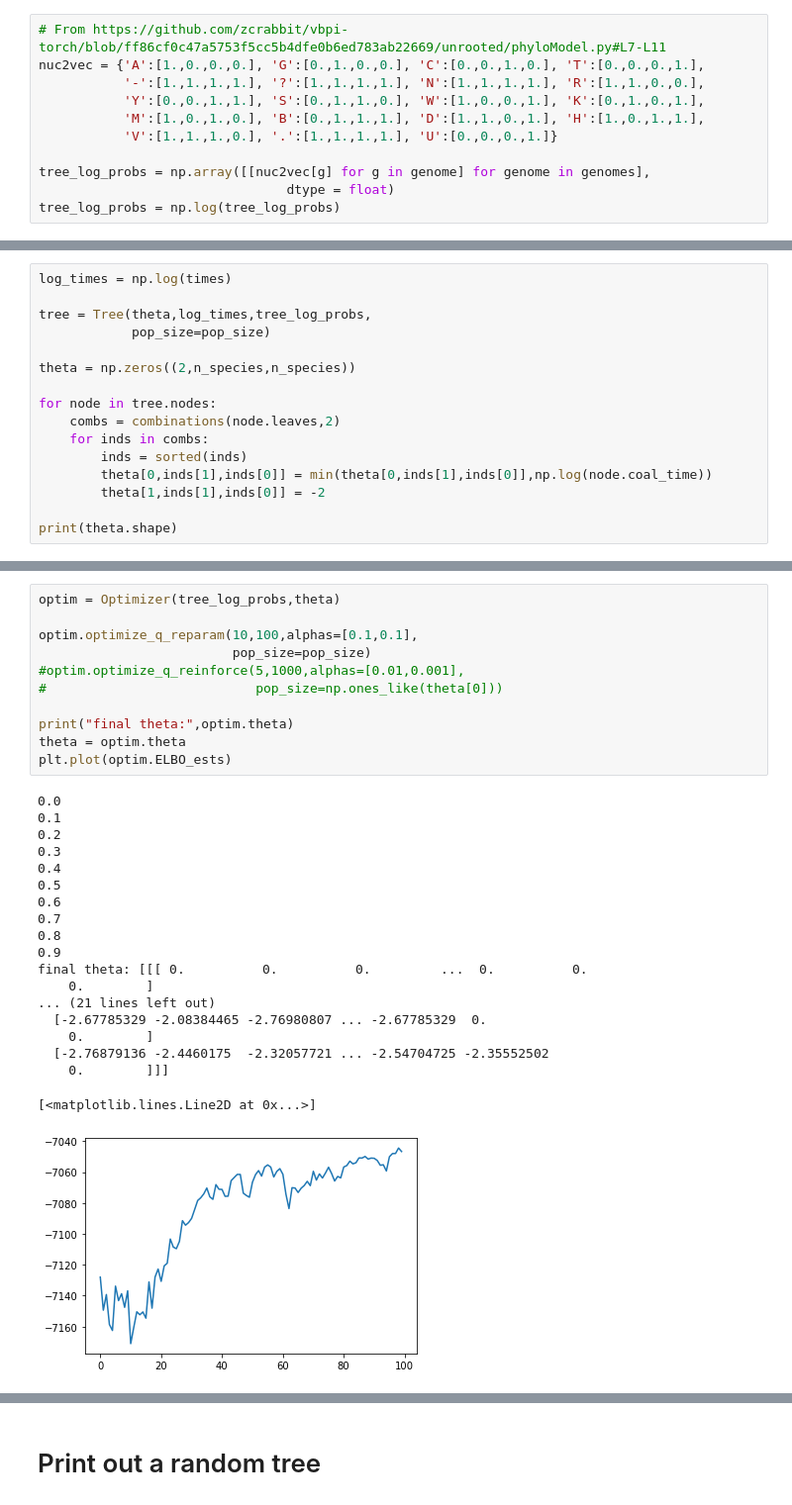
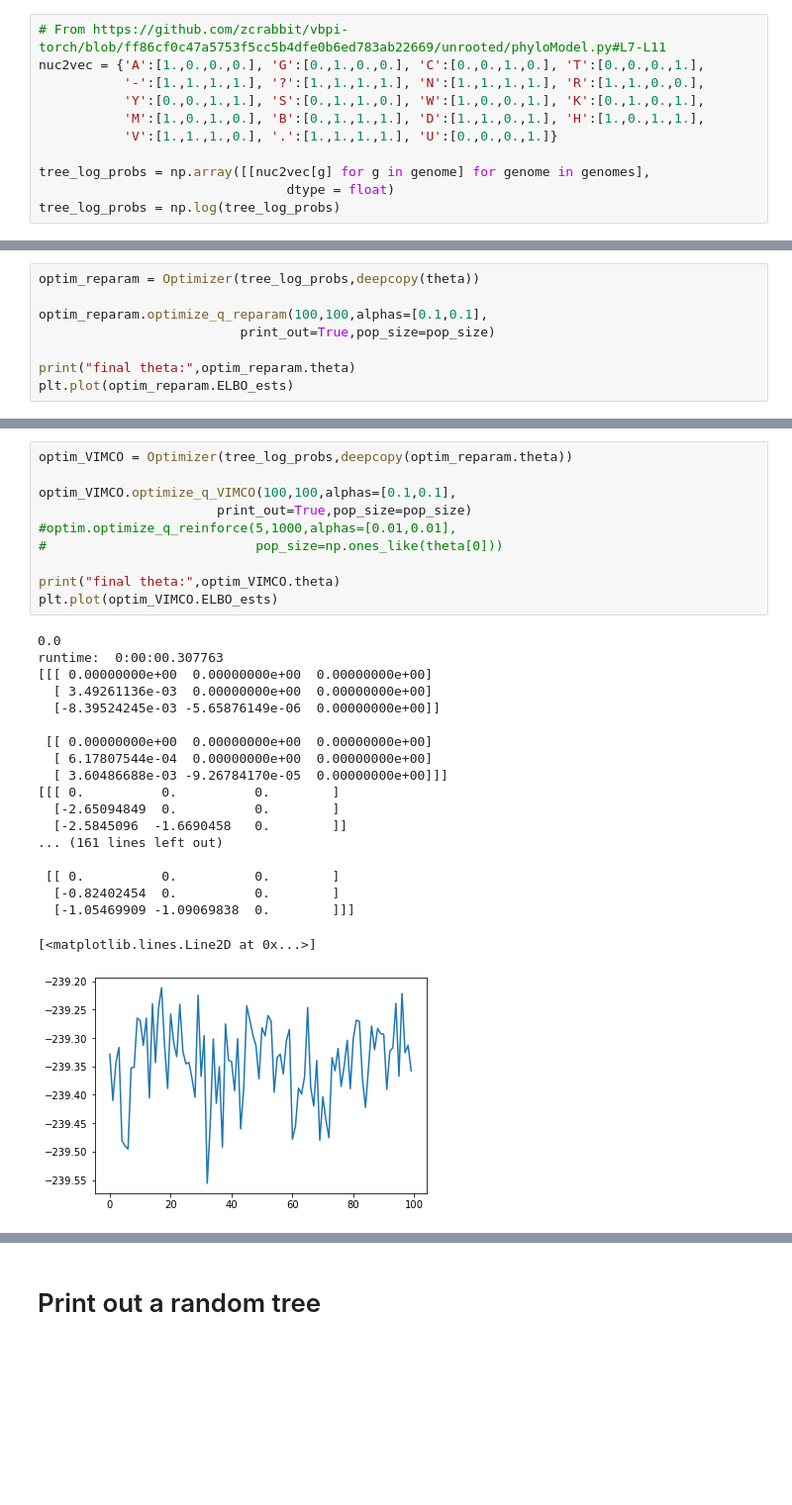
Before and after one commit to EvanSidrow/VIPR, a Jupyter notebook: src/3-taxa-plots.ipynb, the cells around one changed output, grey strips where cells are left out. Shown at 99% size. Cells and saved outputs as stored; diff of their text form; blank space fills up the shorter version.

```diff
--- a/src/3-taxa-plots.ipynb
+++ b/src/3-taxa-plots.ipynb
@@ -123,16 +74,0 @@ times[5,10] = 0.0406
-# %%
-log_times = np.log(times)
-
-tree = Tree(theta,log_times,tree_log_probs,
-            pop_size=pop_size)
-
-theta = np.zeros((2,n_species,n_species))
-
-for node in tree.nodes:
-    combs = combinations(node.leaves,2)
-    for inds in combs:
-        inds = sorted(inds)
-        theta[0,inds[1],inds[0]] = min(theta[0,inds[1],inds[0]],np.log(node.coal_time))
-        theta[1,inds[1],inds[0]] = -2
-
-print(theta.shape)
@@ -181,0 +98,8 @@ print(tree.log_q)
+# %%
+optim_reparam = Optimizer(tree_log_probs,deepcopy(theta))
+
+optim_reparam.optimize_q_reparam(100,100,alphas=[0.1,0.1],
+                          print_out=True,pop_size=pop_size)
+
+print("final theta:",optim_reparam.theta)
+plt.plot(optim_reparam.ELBO_ests)
@@ -182,31 +154,30 @@ print(tree.log_q)
 # %%
-optim = Optimizer(tree_log_probs,theta)
+optim_VIMCO = Optimizer(tree_log_probs,deepcopy(optim_reparam.theta))
 
-optim.optimize_q_reparam(10,100,alphas=[0.1,0.1],
-                         pop_size=pop_size)
-#optim.optimize_q_reinforce(5,1000,alphas=[0.01,0.001],
+optim_VIMCO.optimize_q_VIMCO(100,100,alphas=[0.1,0.1],
+                       print_out=True,pop_size=pop_size)
+#optim.optimize_q_reinforce(5,1000,alphas=[0.01,0.01],
 #                           pop_size=np.ones_like(theta[0]))
 
-print("final theta:",optim.theta)
-theta = optim.theta
-plt.plot(optim.ELBO_ests)
+print("final theta:",optim_VIMCO.theta)
+plt.plot(optim_VIMCO.ELBO_ests)
 # %% [output]
 0.0
-0.1
-0.2
-0.3
-0.4
-0.5
-0.6
-0.7
-0.8
-0.9
-final theta: [[[ 0.          0.          0.         ...  0.          0.
-    0.        ]
-... (21 lines left out)
-  [-2.67785329 -2.08384465 -2.76980807 ... -2.67785329  0.
-    0.        ]
-  [-2.76879136 -2.4460175  -2.32057721 ... -2.54704725 -2.35552502
-    0.        ]]]
+runtime:  0:00:00.307763
+[[[ 0.00000000e+00  0.00000000e+00  0.00000000e+00]
+  [ 3.49261136e-03  0.00000000e+00  0.00000000e+00]
+  [-8.39524245e-03 -5.65876149e-06  0.00000000e+00]]
+
+ [[ 0.00000000e+00  0.00000000e+00  0.00000000e+00]
+  [ 6.17807544e-04  0.00000000e+00  0.00000000e+00]
+  [ 3.60486688e-03 -9.26784170e-05  0.00000000e+00]]]
+[[[ 0.          0.          0.        ]
+  [-2.65094849  0.          0.        ]
+  [-2.5845096  -1.6690458   0.        ]]
+... (161 lines left out)
+
+ [[ 0.          0.          0.        ]
+  [-0.82402454  0.          0.        ]
+  [-1.05469909 -1.09069838  0.        ]]]
 [<matplotlib.lines.Line2D at 0x...>]
-[figure, old version]
+[figure, new version]
```
Also changed, not shown: parts of 61 cells of this notebook, 3 other files.
